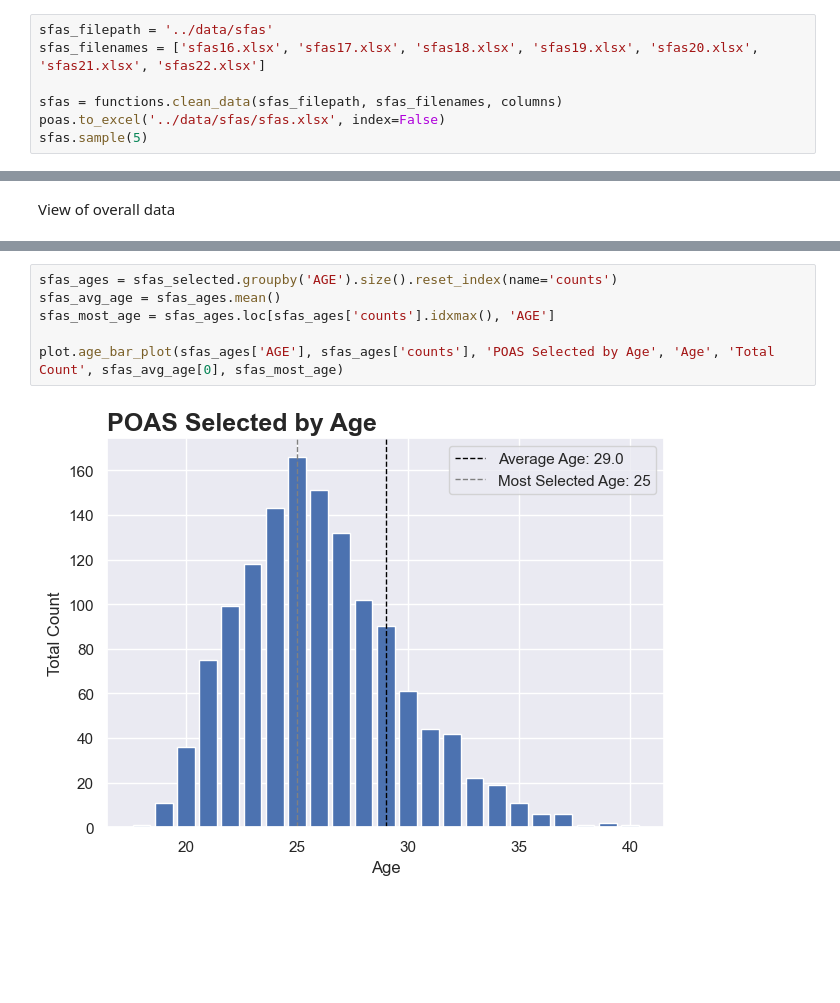
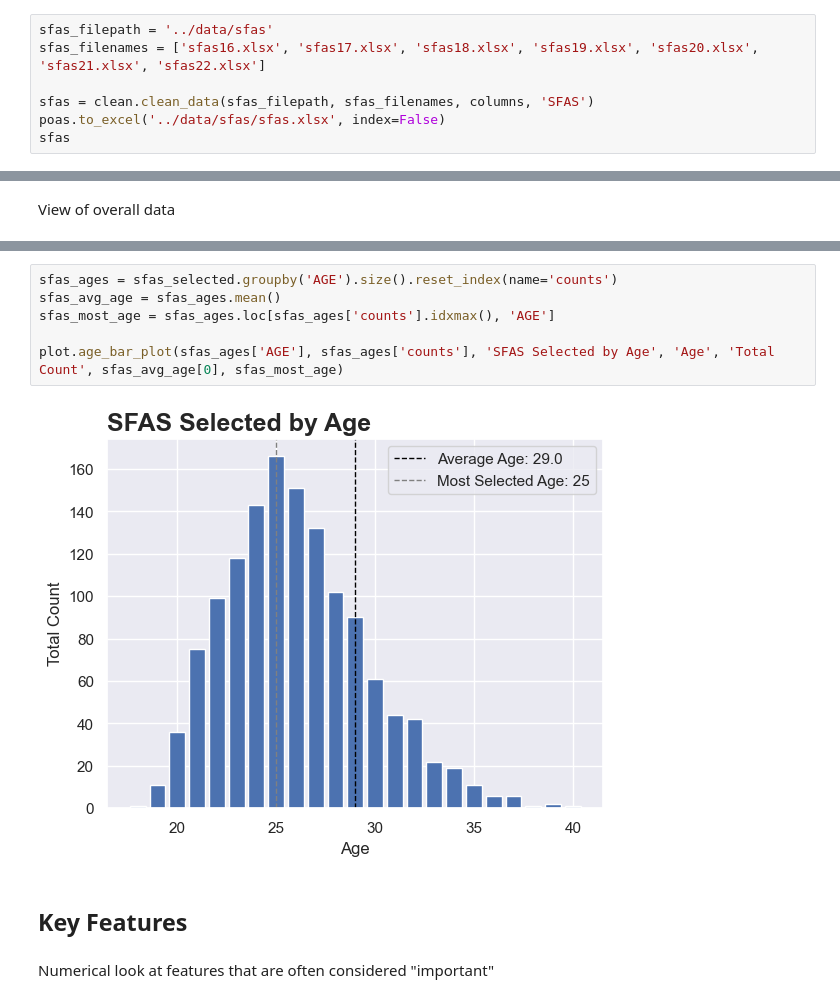
Before and after one commit to JaimeVRodriguez/psyop_selection_analysis, a Jupyter notebook: notebooks/eda.ipynb, the cells around one changed output, grey strips where cells are left out. Cells and saved outputs as stored; diff of their text form; blank space fills up the shorter version.

```diff
--- a/notebooks/eda.ipynb
+++ b/notebooks/eda.ipynb
@@ -61,8 +68,8 @@ Special Forces Assesment and Selection (SFAS)
 sfas_filepath = '../data/sfas'
 sfas_filenames = ['sfas16.xlsx', 'sfas17.xlsx', 'sfas18.xlsx', 'sfas19.xlsx', 'sfas20.xlsx', 'sfas21.xlsx', 'sfas22.xlsx']
 
-sfas = functions.clean_data(sfas_filepath, sfas_filenames, columns)
+sfas = clean.clean_data(sfas_filepath, sfas_filenames, columns, 'SFAS')
 poas.to_excel('../data/sfas/sfas.xlsx', index=False)
-sfas.sample(5)
+sfas
 # %% [output]
 |  | RANK | RACE | MOS | SEC | AB | RGR | PT | ED | MARITAL | DEP | ... | ... |
@@ -107,8 +120,12 @@ plot.age_bar_plot(poas_ages['AGE'], poas_ages['counts'], 'POAS Selected by Age',
 # %%
 sfas_ages = sfas_selected.groupby('AGE').size().reset_index(name='counts')
 sfas_avg_age = sfas_ages.mean()
 sfas_most_age = sfas_ages.loc[sfas_ages['counts'].idxmax(), 'AGE']
 
-plot.age_bar_plot(sfas_ages['AGE'], sfas_ages['counts'], 'POAS Selected by Age', 'Age', 'Total Count', sfas_avg_age[0], sfas_most_age)
+plot.age_bar_plot(sfas_ages['AGE'], sfas_ages['counts'], 'SFAS Selected by Age', 'Age', 'Total Count', sfas_avg_age[0], sfas_most_age)
 # %% [output]
-[figure, old version]
+[figure, new version]
+# %% [markdown]
+## Key Features
+# %% [markdown]
+Numerical look at features that are often considered "important"
```
Also changed, not shown: parts of 9 cells of this notebook, 16 other files.
